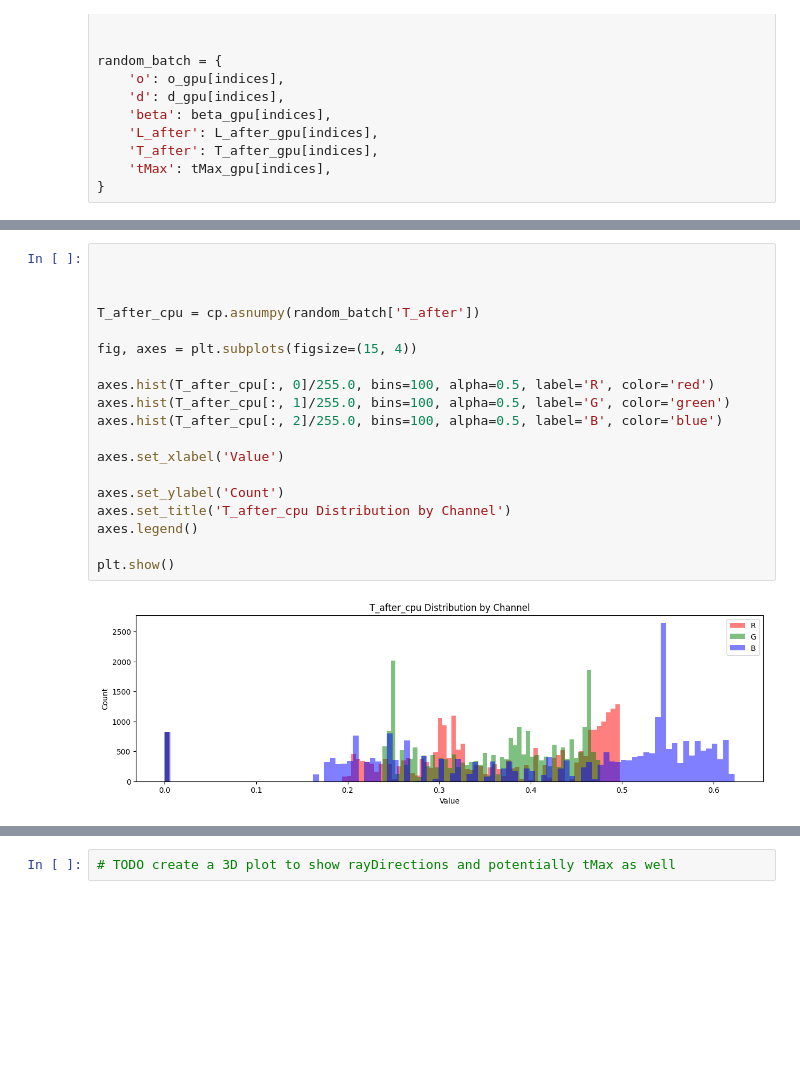
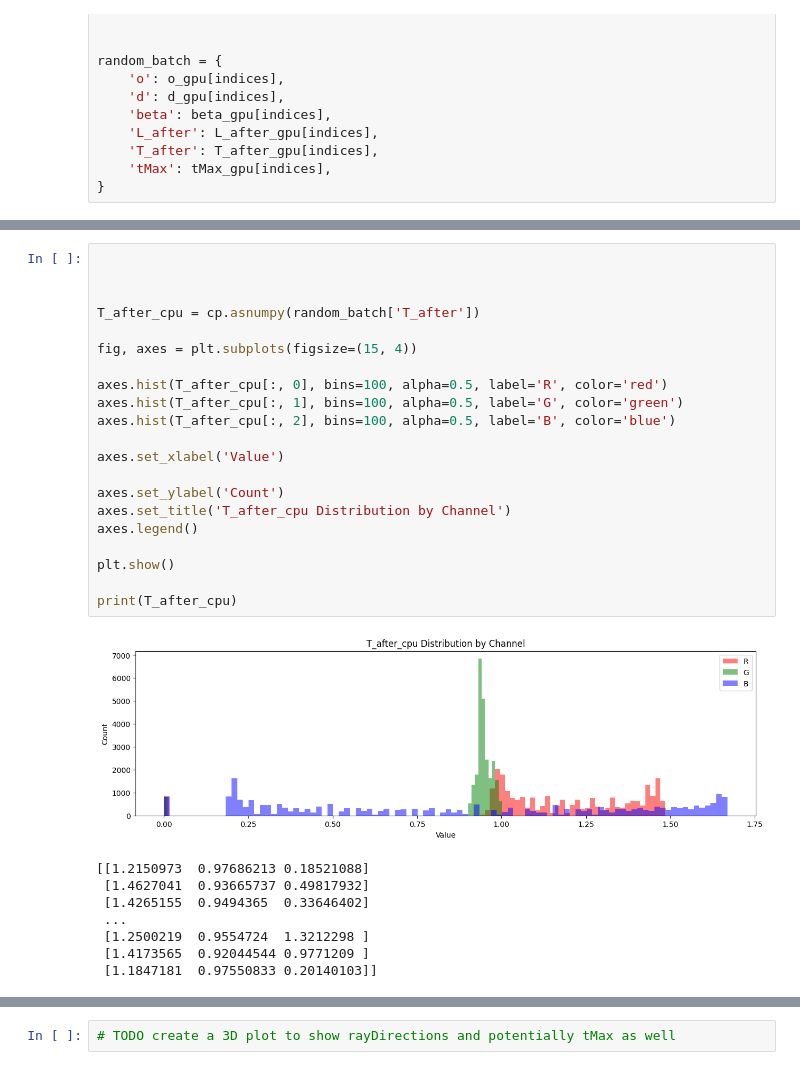
Before and after one commit to Nigelev77/pbrt-v4-nn, a Jupyter notebook: py/visualizer.ipynb, the cells around one changed output, grey strips where cells are left out. Cells and saved outputs as stored; diff of their text form; blank space fills up the shorter version.

```diff
--- a/py/visualizer.ipynb
+++ b/py/visualizer.ipynb
@@ -120,21 +129,30 @@ plt.show()
 # %%
 
 
 
 T_after_cpu = cp.asnumpy(random_batch['T_after'])
 
 fig, axes = plt.subplots(figsize=(15, 4))
 
-axes.hist(T_after_cpu[:, 0]/255.0, bins=100, alpha=0.5, label='R', color='red')
-axes.hist(T_after_cpu[:, 1]/255.0, bins=100, alpha=0.5, label='G', color='green')
-axes.hist(T_after_cpu[:, 2]/255.0, bins=100, alpha=0.5, label='B', color='blue')
+axes.hist(T_after_cpu[:, 0], bins=100, alpha=0.5, label='R', color='red')
+axes.hist(T_after_cpu[:, 1], bins=100, alpha=0.5, label='G', color='green')
+axes.hist(T_after_cpu[:, 2], bins=100, alpha=0.5, label='B', color='blue')
 
 axes.set_xlabel('Value')
 
 axes.set_ylabel('Count')
 axes.set_title('T_after_cpu Distribution by Channel')
 axes.legend()
 
 plt.show()
+
+print(T_after_cpu)
 # %% [output]
-[figure, old version]
+[figure, new version]
+[[1.2150973  0.97686213 0.18521088]
+ [1.4627041  0.93665737 0.49817932]
+ [1.4265155  0.9494365  0.33646402]
+ ...
+ [1.2500219  0.9554724  1.3212298 ]
+ [1.4173565  0.92044544 0.9771209 ]
+ [1.1847181  0.97550833 0.20140103]]
```
Also changed, not shown: parts of 4 cells of this notebook, 3 other files.
